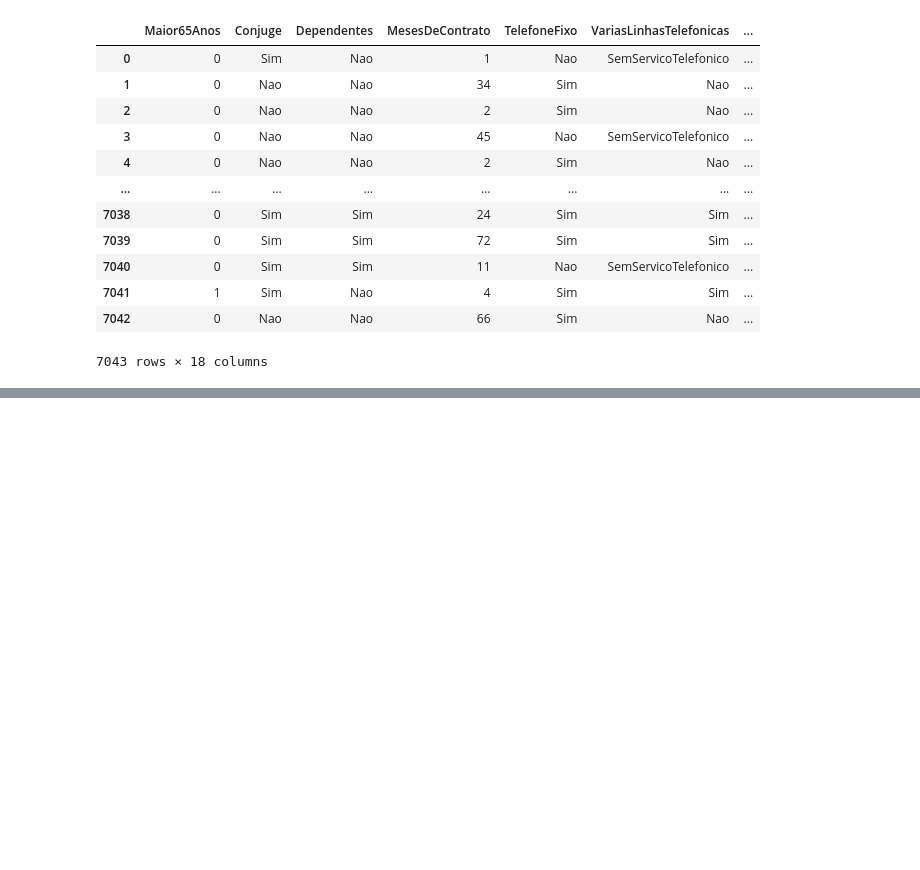
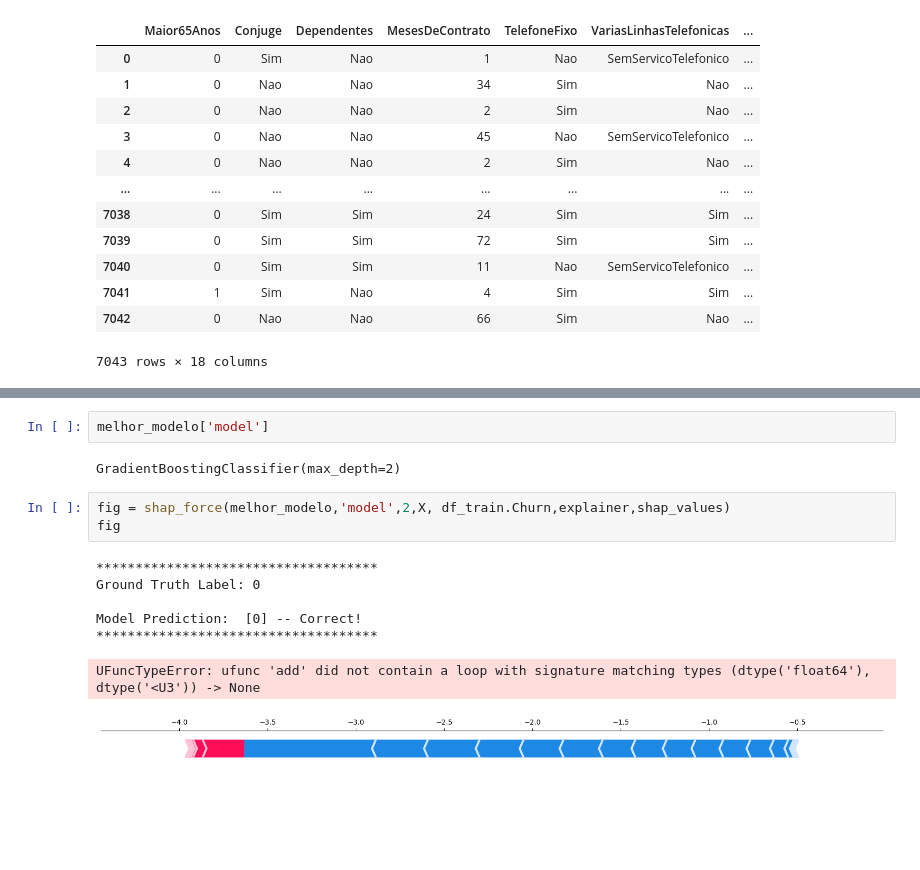
Before and after one commit to chzandonai/churn-detection, a Jupyter notebook: notebooks/Untitled.ipynb, the cells around one changed output, grey strips where cells are left out. Saved outputs shown, nothing was run; the diff lists cells and outputs as text; blank space fills up the shorter version.

```diff
--- a/notebooks/Untitled.ipynb
+++ b/notebooks/Untitled.ipynb
@@ -413,0 +561,15 @@ GradientBoostingClassifier() NeighbourhoodCleaningRule(n_neighbors=5) ROC_AUC Sc
+# %%
+melhor_modelo['model']
+# %% [output]
+GradientBoostingClassifier(max_depth=2)
+# %%
+fig = shap_force(melhor_modelo,'model',2,X, df_train.Churn,explainer,shap_values)
+fig
+# %% [output]
+************************************
+Ground Truth Label: 0
+
+Model Prediction:  [0] -- Correct!
+************************************
+UFuncTypeError: ufunc 'add' did not contain a loop with signature matching types (dtype('float64'), dtype('<U3')) -> None
+[figure, added]
```
Also changed, not shown: parts of 29 cells of this notebook.
